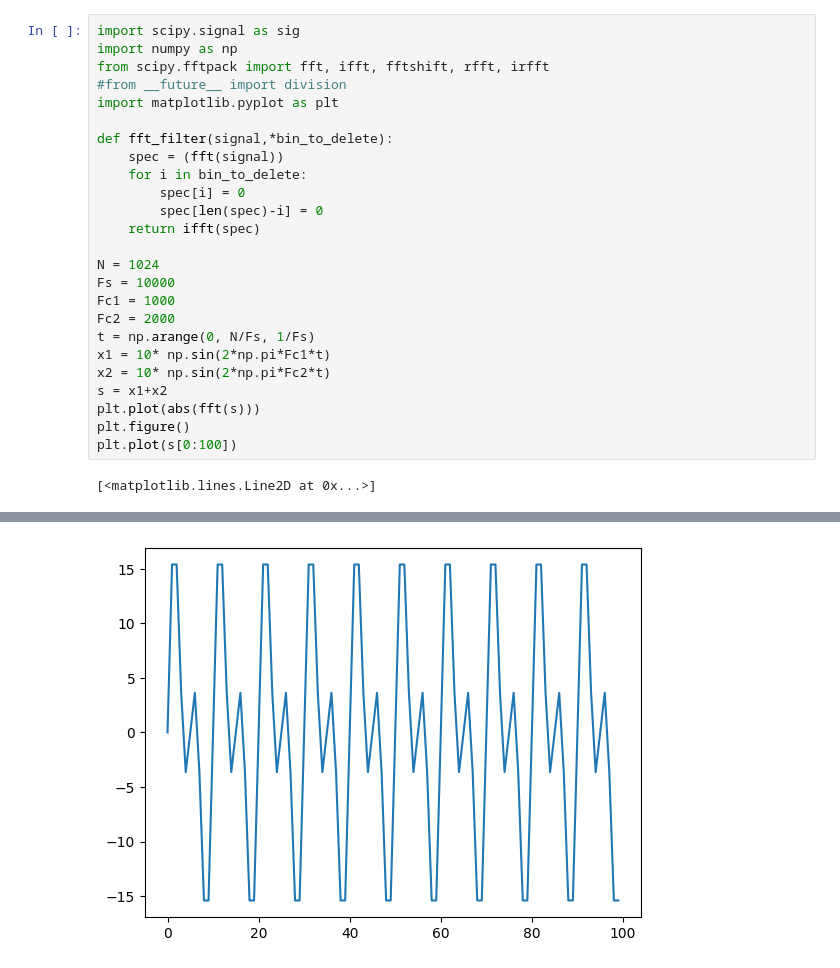
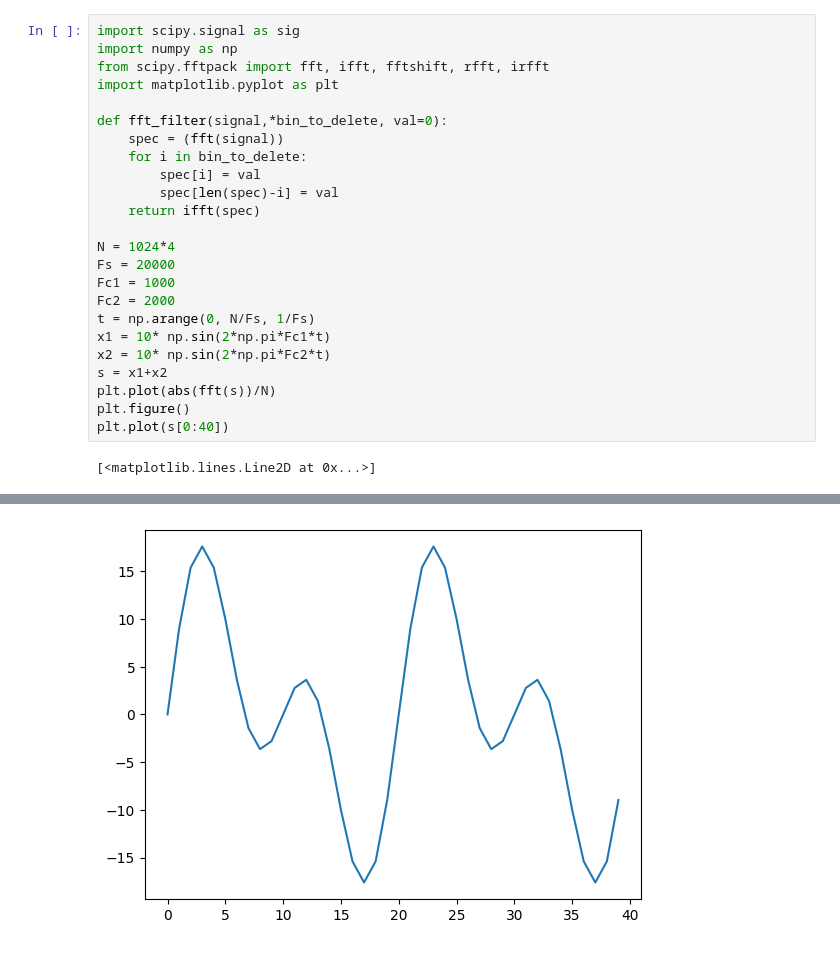
Before and after one commit to enriquezmartin/pes-utn-fra, a Jupyter notebook: python-notebooks/4-filters/5-fft_filter.ipynb, the cells around one changed output, grey strips where cells are left out. Saved outputs shown, nothing was run; the diff lists cells and outputs as text.

```diff
--- a/python-notebooks/4-filters/5-fft_filter.ipynb
+++ b/python-notebooks/4-filters/5-fft_filter.ipynb
@@ -2,26 +9,25 @@
 import scipy.signal as sig
 import numpy as np
 from scipy.fftpack import fft, ifft, fftshift, rfft, irfft
-#from __future__ import division
 import matplotlib.pyplot as plt
 
-def fft_filter(signal,*bin_to_delete):
+def fft_filter(signal,*bin_to_delete, val=0):
     spec = (fft(signal))
     for i in bin_to_delete:
-        spec[i] = 0
-        spec[len(spec)-i] = 0
+        spec[i] = val
+        spec[len(spec)-i] = val
     return ifft(spec)
 
-N = 1024
-Fs = 10000
+N = 1024*4
+Fs = 20000
 Fc1 = 1000
 Fc2 = 2000
 t = np.arange(0, N/Fs, 1/Fs)
 x1 = 10* np.sin(2*np.pi*Fc1*t)
 x2 = 10* np.sin(2*np.pi*Fc2*t)
 s = x1+x2
-plt.plot(abs(fft(s)))
+plt.plot(abs(fft(s))/N)
 plt.figure()
-plt.plot(s[0:100])
+plt.plot(s[0:40])
 # %% [output]
 [<matplotlib.lines.Line2D at 0x...>]
@@ -29,2 +35,2 @@ plt.plot(s[0:100])
-[figure, old version]
+[figure, new version]
 # %%
```
Also changed, not shown: parts of 3 cells of this notebook, 5 other files.
